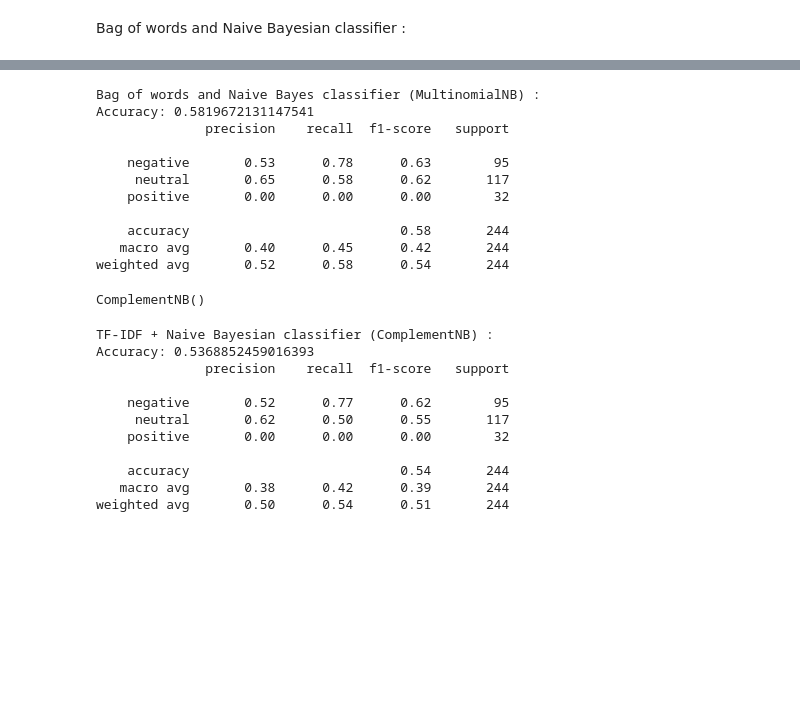
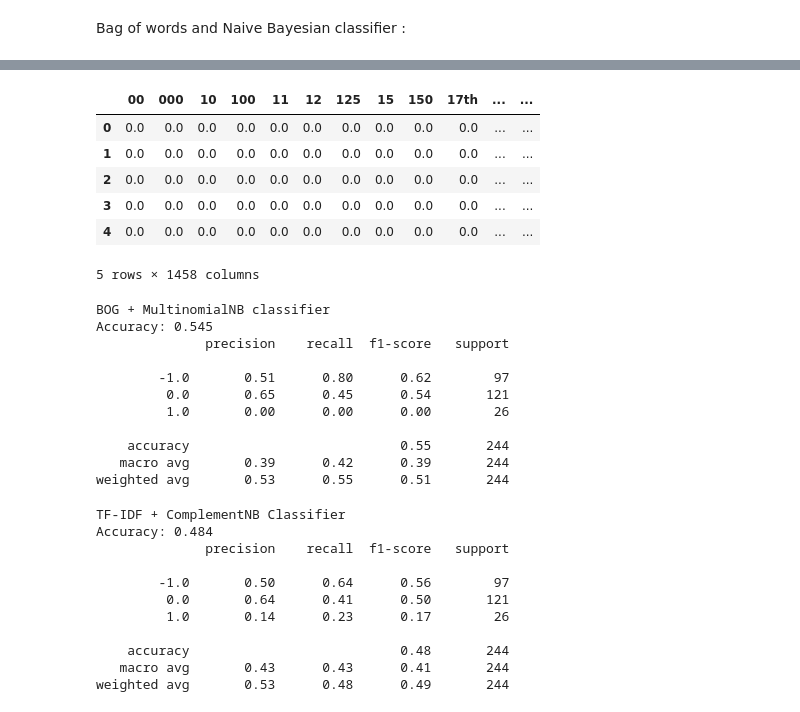
Before and after one commit to CedricCVT/DM2025-Lab1-Exercise, a Jupyter notebook: DM2025-Lab1-Homework.ipynb, the cells around one changed output, grey strips where cells are left out. Drawn from its saved outputs; the diff is of its cells as text; code cells hidden in the pictures; blank space fills up the shorter version.

```diff
--- a/DM2025-Lab1-Homework.ipynb
+++ b/DM2025-Lab1-Homework.ipynb
@@ -1759,0 +1755,14 @@ ValueError: Found input variables with inconsistent numbers of samples: [4378, 5
+# %%
+# TF-IDF
+tfidf_vec = TfidfVectorizer(stop_words='english', sublinear_tf=True, min_df=2)
+tdm_tfidf = pd.DataFrame(tfidf_vec.fit_transform(texts).toarray(),columns=tfidf_vec.get_feature_names_out())
+
+tdm_tfidf.head()
+# %% [output]
+|  | 00 | 000 | 10 | 100 | 11 | 12 | 125 | 15 | 150 | 17th | ... | ... |
+| 0 | 0.0 | 0.0 | 0.0 | 0.0 | 0.0 | 0.0 | 0.0 | 0.0 | 0.0 | 0.0 | ... | ... |
+| 1 | 0.0 | 0.0 | 0.0 | 0.0 | 0.0 | 0.0 | 0.0 | 0.0 | 0.0 | 0.0 | ... | ... |
+| 2 | 0.0 | 0.0 | 0.0 | 0.0 | 0.0 | 0.0 | 0.0 | 0.0 | 0.0 | 0.0 | ... | ... |
+| 3 | 0.0 | 0.0 | 0.0 | 0.0 | 0.0 | 0.0 | 0.0 | 0.0 | 0.0 | 0.0 | ... | ... |
+| 4 | 0.0 | 0.0 | 0.0 | 0.0 | 0.0 | 0.0 | 0.0 | 0.0 | 0.0 | 0.0 | ... | ... |
+5 rows × 1458 columns
@@ -1760,46 +1774,43 @@ ValueError: Found input variables with inconsistent numbers of samples: [4378, 5
 # %%
-print("Bag of words and Naive Bayes classifier (MultinomialNB) :")
-print("Accuracy:", accuracy_score(y_test, pred_count))
+nb_count = MultinomialNB()
+nb_count.fit(X_train_count, y_train)
+pred_count = nb_count.predict(X_test_count)
+
+print("BOG + MultinomialNB classifier")
+print("Accuracy:", round(accuracy_score(y_test, pred_count), 3))
 print(classification_report(y_test, pred_count))
 # %% [output]
-Bag of words and Naive Bayes classifier (MultinomialNB) :
-Accuracy: 0.5819672131147541
+BOG + MultinomialNB classifier
+Accuracy: 0.545
               precision    recall  f1-score   support
 
-    negative       0.53      0.78      0.63        95
-     neutral       0.65      0.58      0.62       117
-    positive       0.00      0.00      0.00        32
+        -1.0       0.51      0.80      0.62        97
+         0.0       0.65      0.45      0.54       121
+         1.0       0.00      0.00      0.00        26
 
-    accuracy                           0.58       244
-   macro avg       0.40      0.45      0.42       244
-weighted avg       0.52      0.58      0.54       244
+    accuracy                           0.55       244
+   macro avg       0.39      0.42      0.39       244
+weighted avg       0.53      0.55      0.51       244
-# %%
-# TF-IDF for Naive Bayesian classifier
-tfidf_vec = TfidfVectorizer(sublinear_tf=True)
-X_train_tfidf = tfidf_vec.fit_transform(X_train)
-X_test_tfidf = tfidf_vec.transform(X_test)
-
-nb_tfidf = ComplementNB()   # For TD-IDF we dont use MultinomialNB but ComplementNB
-nb_tfidf.fit(X_train_tfidf, y_train)
-pred_tfidf = nb_tfidf.predict(X_test_tfidf)
-# %% [output]
-ComplementNB()
 # %%
-print("TF-IDF + Naive Bayesian classifier (ComplementNB) :")
-print("Accuracy:", accuracy_score(y_test, pred_tfidf))
+nb_tfidf = ComplementNB()
+nb_tfidf.fit(X_train_tfidf, y_train)
+pred_tfidf = nb_tfidf.predict(X_test_tfidf)
+
+print("TF-IDF + ComplementNB Classifier")
+print("Accuracy:", round(accuracy_score(y_test, pred_tfidf), 3))
 print(classification_report(y_test, pred_tfidf))
 # %% [output]
-TF-IDF + Naive Bayesian classifier (ComplementNB) :
-Accuracy: 0.5368852459016393
+TF-IDF + ComplementNB Classifier
+Accuracy: 0.484
               precision    recall  f1-score   support
 
-    negative       0.52      0.77      0.62        95
-     neutral       0.62      0.50      0.55       117
-    positive       0.00      0.00      0.00        32
+        -1.0       0.50      0.64      0.56        97
+         0.0       0.64      0.41      0.50       121
+         1.0       0.14      0.23      0.17        26
 
-    accuracy                           0.54       244
-   macro avg       0.38      0.42      0.39       244
-weighted avg       0.50      0.54      0.51       244
+    accuracy                           0.48       244
+   macro avg       0.43      0.43      0.41       244
+weighted avg       0.53      0.48      0.49       244
 # %%
 acc_count = accuracy_score(y_test, pred_count)
 acc_tfidf = accuracy_score(y_test, pred_tfidf)
```
Also changed, not shown: parts of 6 cells of this notebook.
